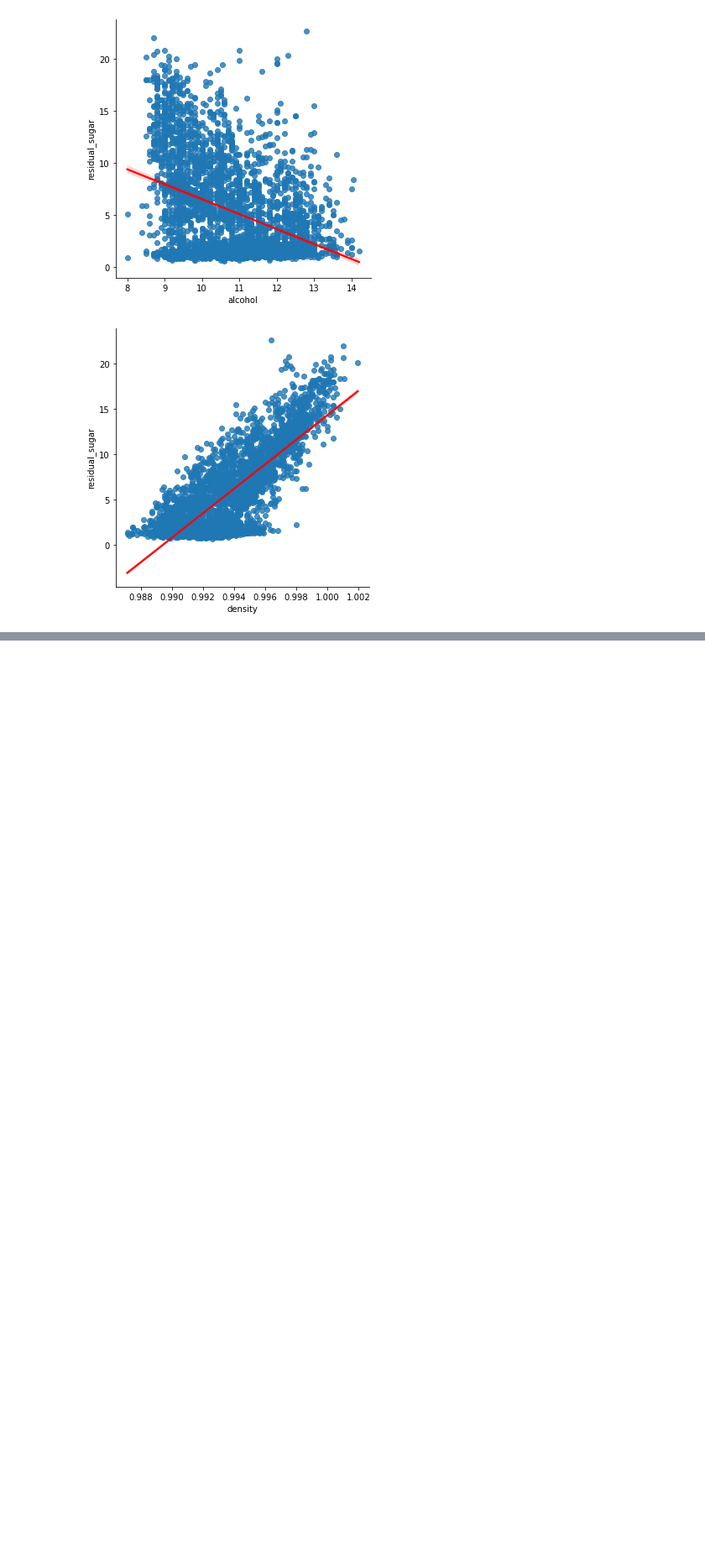
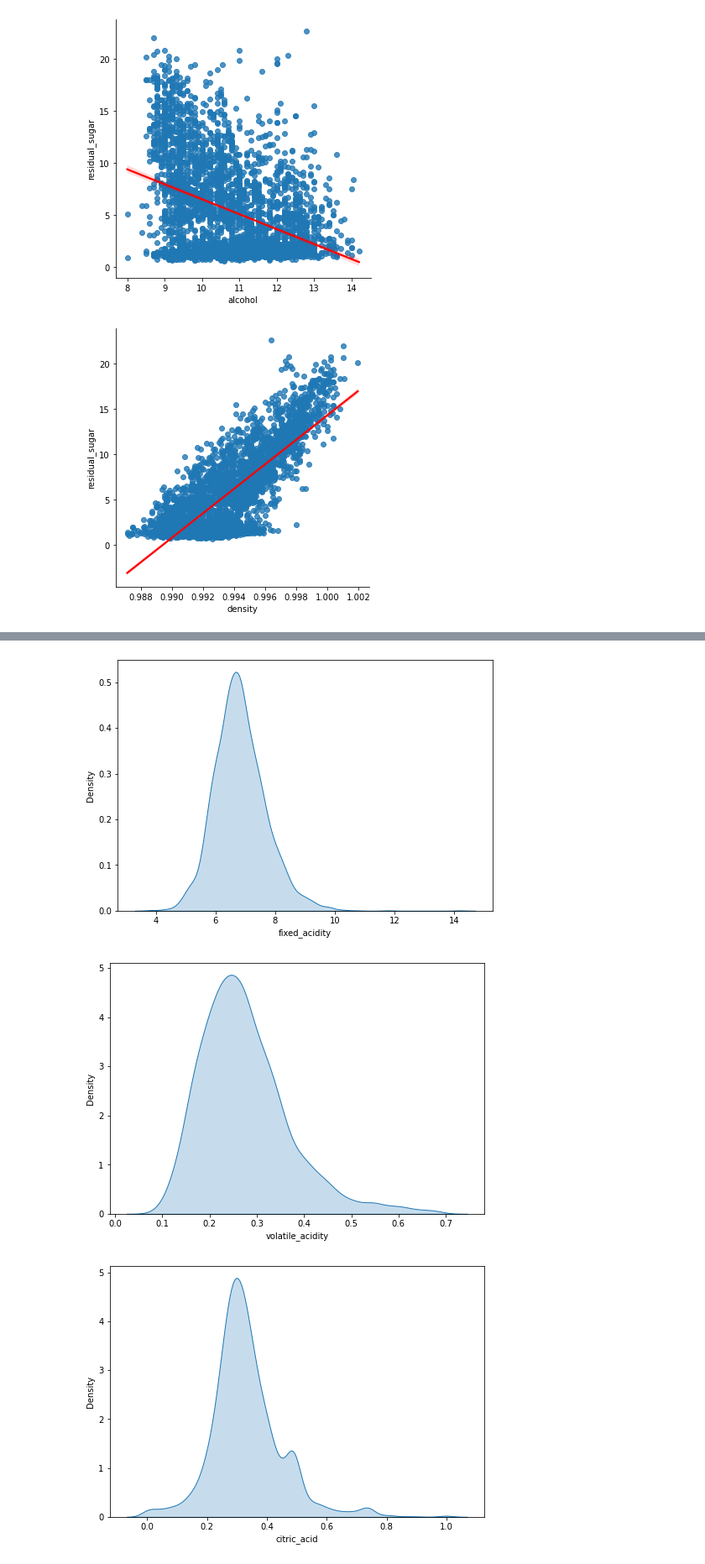
Before and after one commit to MrEnigmamgine/jtl_wine_quality, a Jupyter notebook: Luis_working_notebook.ipynb, the cells around one changed output, grey strips where cells are left out. Shown at 84% size. Drawn from its saved outputs; the diff is of its cells as text; code cells hidden in the pictures; blank space fills up the shorter version.

```diff
--- a/Luis_working_notebook.ipynb
+++ b/Luis_working_notebook.ipynb
@@ -271,0 +234,8 @@ white.shape
+# %%
+for col in white:
+    plt.figure(figsize=[8,5.5])
+    sns.kdeplot(data=white, x=col, shade=True)
+# %% [output]
+[figure, added]
+[figure, added]
+[figure, added]
```
Also changed, not shown: parts of 23 cells of this notebook.
